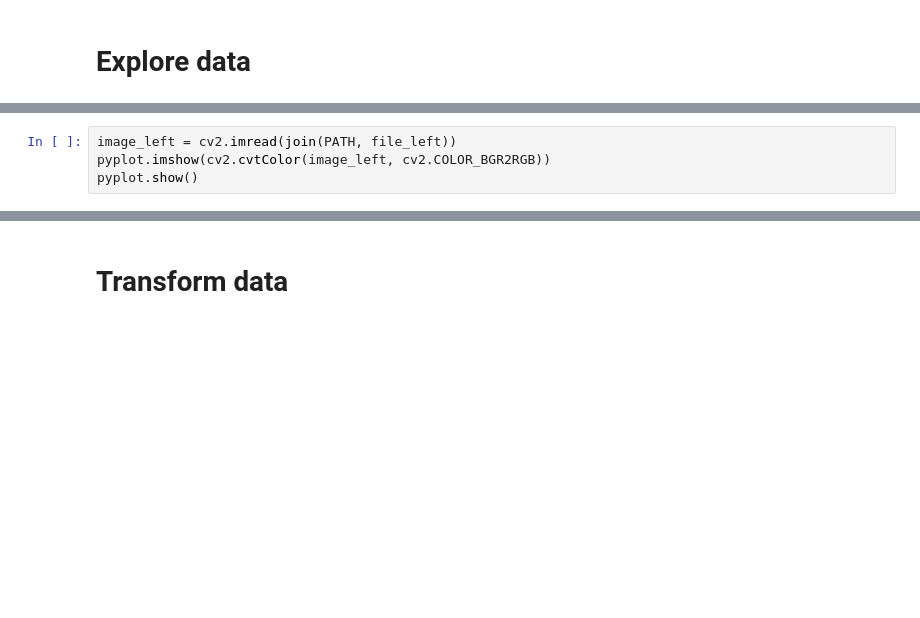
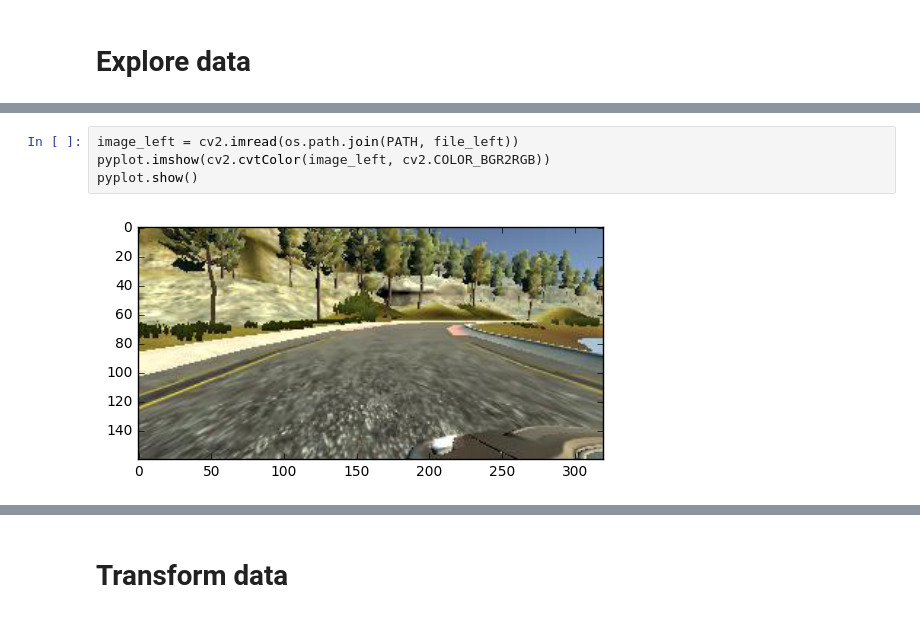
Before and after one commit to AmadeusQQ/behavioral-cloning, a Jupyter notebook: notebook.ipynb, the cells around one changed output, grey strips where cells are left out. Cells and saved outputs as stored; diff of their text form; blank space fills up the shorter version.

```diff
--- a/notebook.ipynb
+++ b/notebook.ipynb
@@ -56,5 +55,7 @@ NameError: name 'pyplot' is not defined
 # %%
-image_left = cv2.imread(join(PATH, file_left))
+image_left = cv2.imread(os.path.join(PATH, file_left))
 pyplot.imshow(cv2.cvtColor(image_left, cv2.COLOR_BGR2RGB))
 pyplot.show()
+# %% [output]
+[figure, added]
 # %%
```
Also changed, not shown: parts of 13 cells of this notebook.
